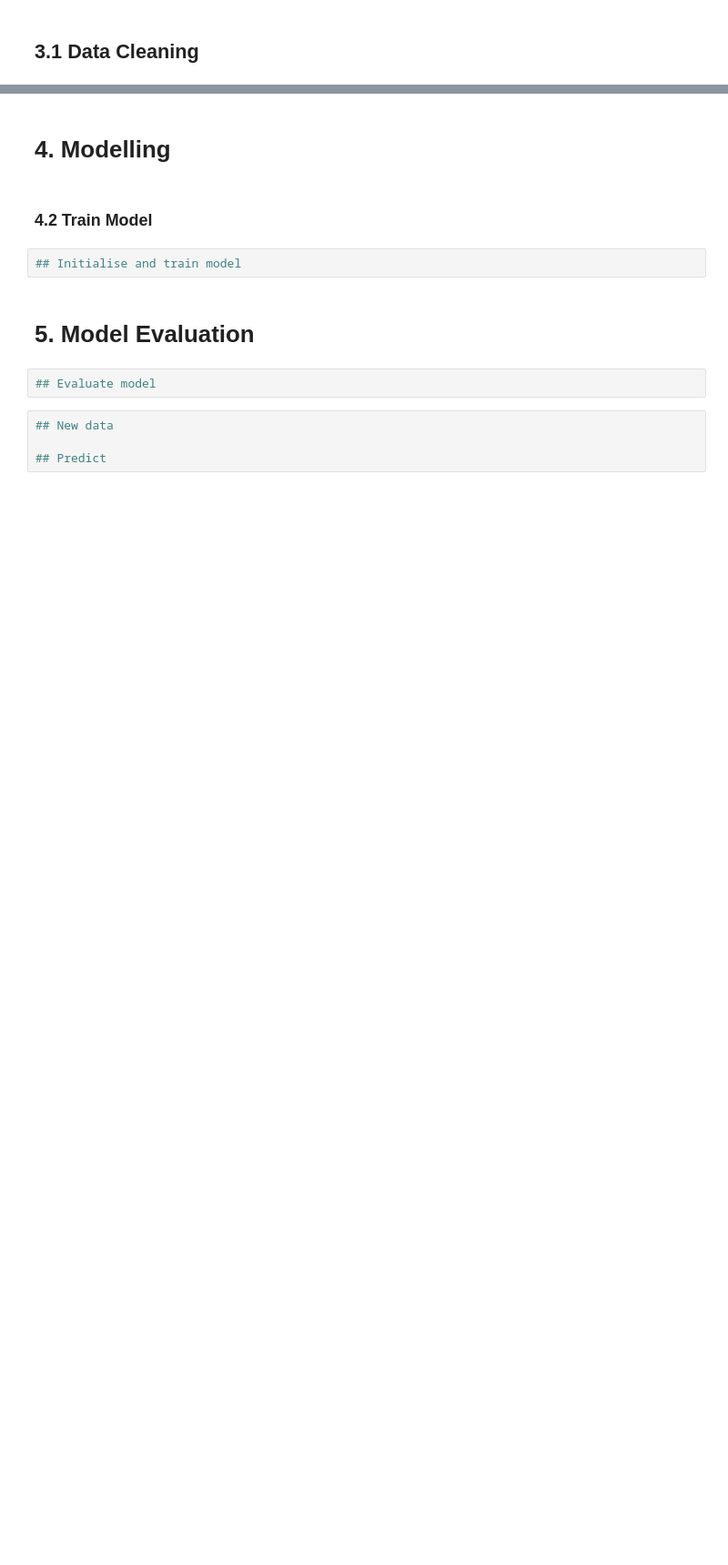
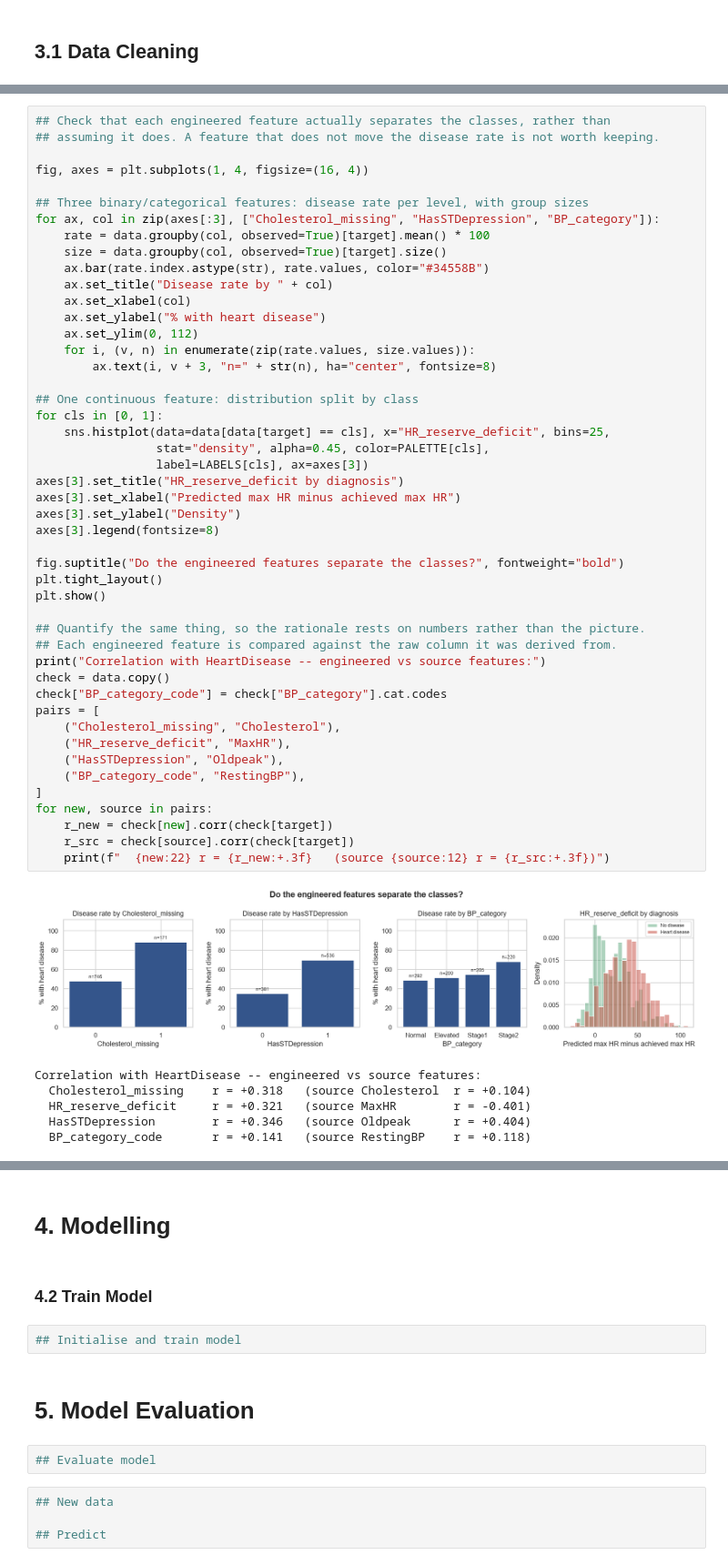
Before and after one commit to AkshayPrakash13892/HeartSaver, a Jupyter notebook: HeartSaver.ipynb, the cells around one changed output, grey strips where cells are left out. Shown at 91% size. Cells and saved outputs as stored; diff of their text form; blank space fills up the shorter version.

Commit message:
Section 3 completed. Data Cleaning is completed. Data has been preprocessed for training.

```diff
--- a/HeartSaver.ipynb
+++ b/HeartSaver.ipynb
@@ -581,0 +711,54 @@ dtype: float64
+# %%
+## Check that each engineered feature actually separates the classes, rather than
+## assuming it does. A feature that does not move the disease rate is not worth keeping.
+
+fig, axes = plt.subplots(1, 4, figsize=(16, 4))
+
+## Three binary/categorical features: disease rate per level, with group sizes
+for ax, col in zip(axes[:3], ["Cholesterol_missing", "HasSTDepression", "BP_category"]):
+    rate = data.groupby(col, observed=True)[target].mean() * 100
+    size = data.groupby(col, observed=True)[target].size()
+    ax.bar(rate.index.astype(str), rate.values, color="#34558B")
+    ax.set_title("Disease rate by " + col)
+    ax.set_xlabel(col)
+    ax.set_ylabel("% with heart disease")
+    ax.set_ylim(0, 112)
+    for i, (v, n) in enumerate(zip(rate.values, size.values)):
+        ax.text(i, v + 3, "n=" + str(n), ha="center", fontsize=8)
+
+## One continuous feature: distribution split by class
+for cls in [0, 1]:
+    sns.histplot(data=data[data[target] == cls], x="HR_reserve_deficit", bins=25,
+                 stat="density", alpha=0.45, color=PALETTE[cls],
+                 label=LABELS[cls], ax=axes[3])
+axes[3].set_title("HR_reserve_deficit by diagnosis")
+axes[3].set_xlabel("Predicted max HR minus achieved max HR")
+axes[3].set_ylabel("Density")
+axes[3].legend(fontsize=8)
+
+fig.suptitle("Do the engineered features separate the classes?", fontweight="bold")
+plt.tight_layout()
+plt.show()
+
+## Quantify the same thing, so the rationale rests on numbers rather than the picture.
+## Each engineered feature is compared against the raw column it was derived from.
+print("Correlation with HeartDisease -- engineered vs source features:")
+check = data.copy()
+check["BP_category_code"] = check["BP_category"].cat.codes
+pairs = [
+    ("Cholesterol_missing", "Cholesterol"),
+    ("HR_reserve_deficit", "MaxHR"),
+    ("HasSTDepression", "Oldpeak"),
+    ("BP_category_code", "RestingBP"),
+]
+for new, source in pairs:
+    r_new = check[new].corr(check[target])
+    r_src = check[source].corr(check[target])
+    print(f"  {new:22} r = {r_new:+.3f}   (source {source:12} r = {r_src:+.3f})")
+# %% [output]
+[figure, added]
+Correlation with HeartDisease -- engineered vs source features:
+  Cholesterol_missing    r = +0.318   (source Cholesterol  r = +0.104)
+  HR_reserve_deficit     r = +0.321   (source MaxHR        r = -0.401)
+  HasSTDepression        r = +0.346   (source Oldpeak      r = +0.404)
+  BP_category_code       r = +0.141   (source RestingBP    r = +0.118)
```
Also changed, not shown: parts of 19 cells of this notebook.
